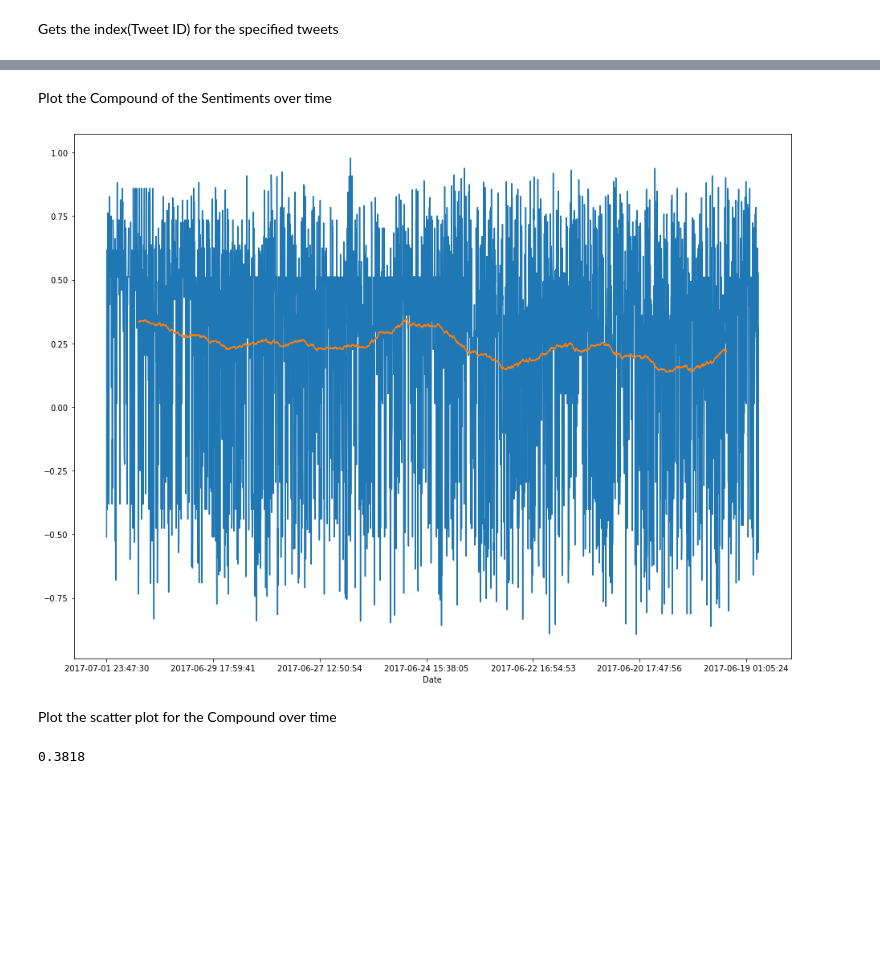
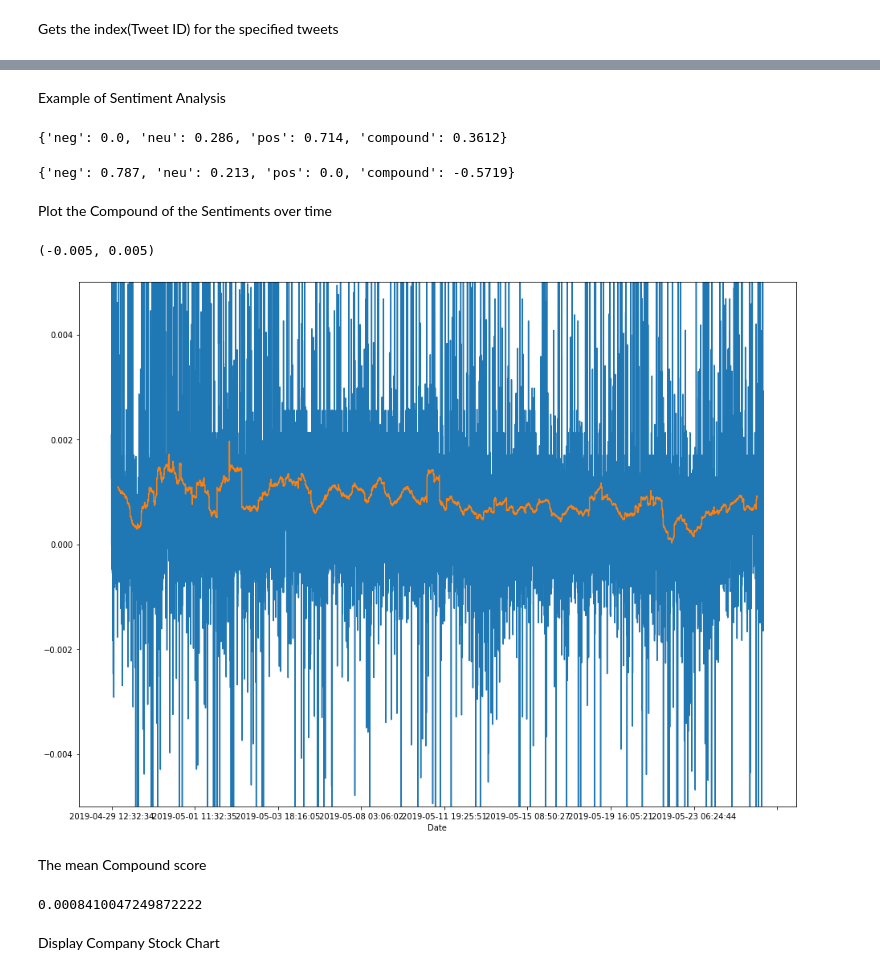
Before and after one commit to JNewman-cell/Stanford-Hackathon, a Jupyter notebook: ActualHackathonProject.ipynb, the cells around one changed output, grey strips where cells are left out. Drawn from its saved outputs; the diff is of its cells as text; code cells hidden in the pictures; blank space fills up the shorter version.

```diff
--- a/ActualHackathonProject.ipynb
+++ b/ActualHackathonProject.ipynb
@@ -27,14 +40,14 @@ sentimental_tweets = sentimental_tweets[sentimental_tweets.Compound!=0]
 # %% [markdown]
 Specify Company, and Slice All Tweets to only get Tweets about specified company
 # %%
-company = 'AMZN'
+company = 'AAPL'
 tweets_from_company = company_tweet_data[company_tweet_data.ticker_symbol==company].tweet_id
 TA = tweet_data.loc[tweets_from_company]
 # %% [markdown]
 Specify the date, Slice Specified Company Tweet Data to only have tweets in the specified date range
 # %%
-day1 = '06/18/2017'
-day2 = '07/02/2017'
+day1 = '04/29/2019'
+day2 = '05/28/2019'
 
 date1 = pd.to_datetime(day1)
 date2 = pd.to_datetime(day2)
@@ -44,5 +57,5 @@ TA2 = TA1[pd.to_datetime(TA1.post_date*1e9, origin='unix') < date2]
 # %% [markdown]
 Gets the index(Tweet ID) for the specified tweets
 # %%
-tweets_in_window = list(set(TA2.index) & set(sentimental_tweets.index))
+tweets_in_window = list(set(TA2.index) & set(sentimental_tweets_.index))
 # %% [markdown]
@@ -50,3 +63,3 @@ Get the sentimental data from the sentimental data frame for the specified tweet
 # %%
-S = sentimental_tweets.loc[tweets_in_window]
-S = S.sort_values(by='Date', ascending=False)
+S = sentimental_tweets_.loc[tweets_in_window]
+S = S.sort_values(by='Date')
@@ -59,20 +66,35 @@ selected_values = S.Compound[:50].sort_values().index
+# %% [markdown]
+Example of Sentiment Analysis
+# %%
+SIA = SentimentIntensityAnalyzer()
+SIA.polarity_scores('I like you')
+# %% [output]
+{'neg': 0.0, 'neu': 0.286, 'pos': 0.714, 'compound': 0.3612}
+# %%
+SIA.polarity_scores('I hate you')
+# %% [output]
+{'neg': 0.787, 'neu': 0.213, 'pos': 0.0, 'compound': -0.5719}
 # %% [markdown]
 Plot the Compound of the Sentiments over time
 # %%
 plt.rcParams["figure.figsize"] = (16, 12)
 S.set_index('Date').Compound.plot()
 S.set_index('Date').Compound.rolling(300, center=True).mean().plot()
 S1 = S.set_index('Date')
+plt.ylim([-0.005, 0.005])
 # %% [output]
+(-0.005, 0.005)
-[figure, old version]
+[figure, new version]
-# %% [markdown]
-Plot the scatter plot for the Compound over time
+# %% [markdown]
+The mean Compound score
 # %%
 Sc = S.Compound
 # %%
-Sc[Sc!=0].median()
+Sc[Sc!=0].mean()
 # %% [output]
-0.3818
+0.0008410047249872222
+# %% [markdown]
+Display Company Stock Chart
 # %%
 if company == 'AAPL':
     apple_stock_dates = pd.to_datetime(AAPL_stock.Date)
```
Also changed, not shown: parts of 11 cells of this notebook.
